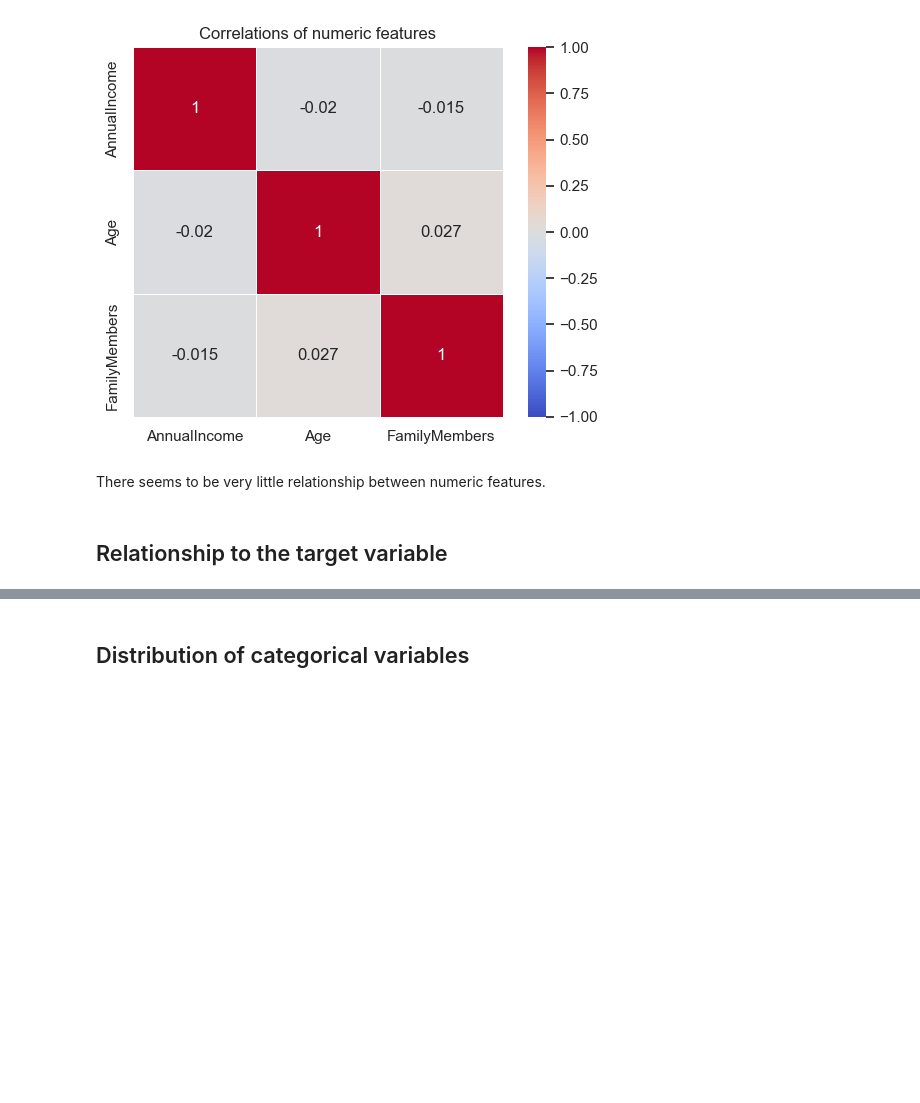
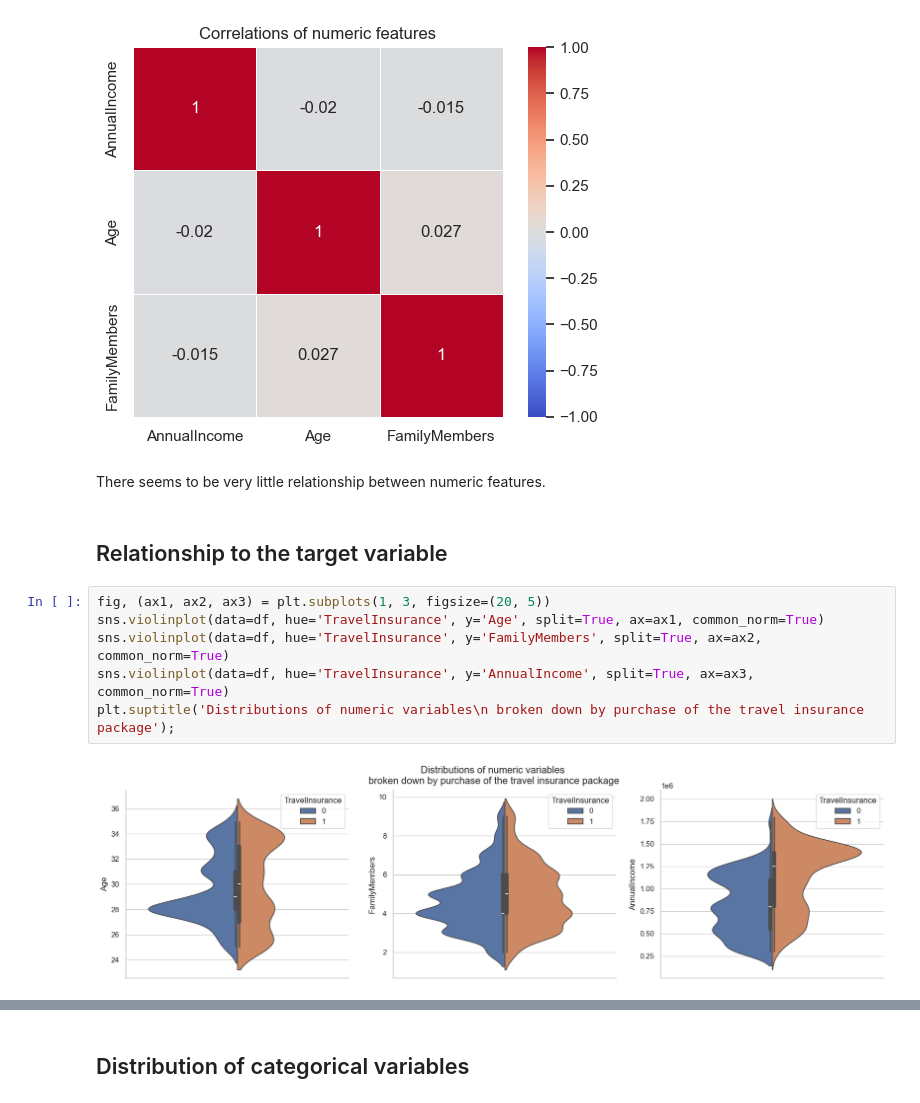
Before and after one commit to Jpooouks/Travel-Insurance-Prediction, a Jupyter notebook: main.ipynb, the cells around one changed output, grey strips where cells are left out. Drawn from its saved outputs; the diff is of its cells as text; blank space fills up the shorter version.

```diff
--- a/main.ipynb
+++ b/main.ipynb
@@ -212,3 +207,11 @@ plt.title('Correlations of numeric features');
 There seems to be very little relationship between numeric features.
 # %% [markdown]
 ## Relationship to the target variable
+# %%
+fig, (ax1, ax2, ax3) = plt.subplots(1, 3, figsize=(20, 5))
+sns.violinplot(data=df, hue='TravelInsurance', y='Age', split=True, ax=ax1, common_norm=True)
+sns.violinplot(data=df, hue='TravelInsurance', y='FamilyMembers', split=True, ax=ax2, common_norm=True)
+sns.violinplot(data=df, hue='TravelInsurance', y='AnnualIncome', split=True, ax=ax3, common_norm=True)
+plt.suptitle('Distributions of numeric variables\n broken down by purchase of the travel insurance package');
+# %% [output]
+[figure, added]
```
Also changed, not shown: parts of 180 cells of this notebook, 2 other files.
